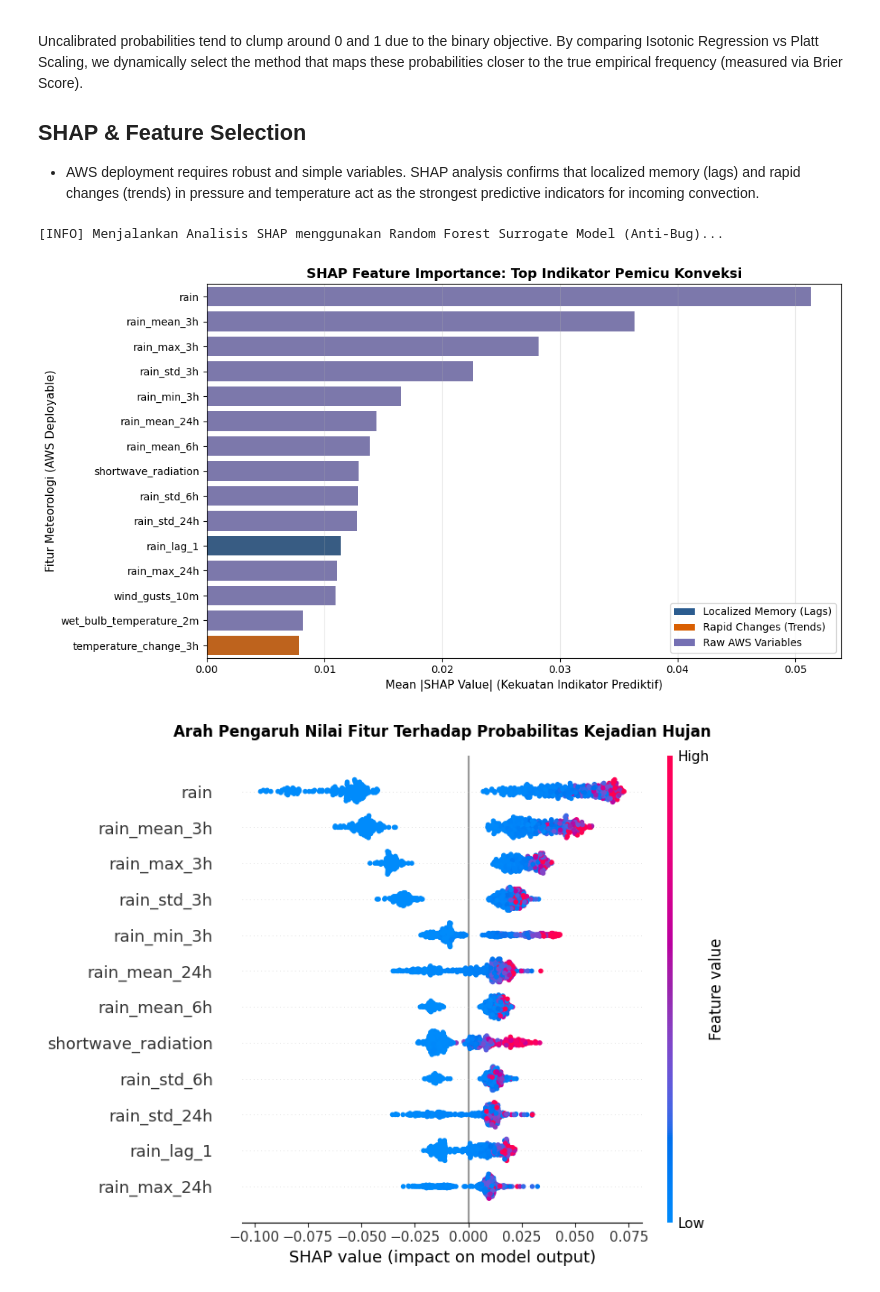
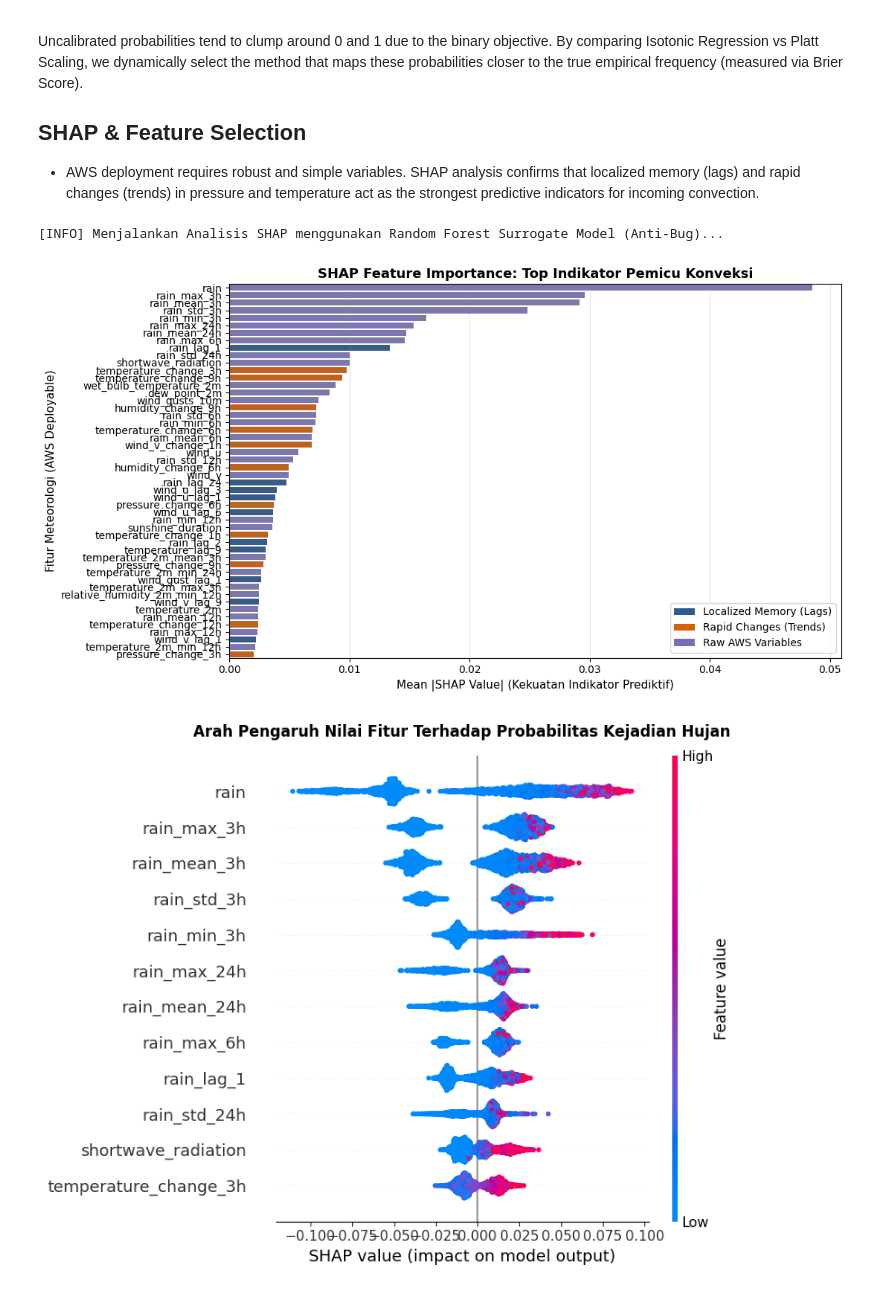
Before and after one commit to widhyatma/Projek_Rainfall, a Jupyter notebook: DeepLearning_Meteorologi/model-prediksi-lstm.ipynb, the cells around one changed output. Cells and saved outputs as stored; diff of their text form; code cells hidden in the pictures.

Commit message:
Kaggle Notebook | Model Prediksi LSTM | Version 57

```diff
--- a/DeepLearning_Meteorologi/model-prediksi-lstm.ipynb
+++ b/DeepLearning_Meteorologi/model-prediksi-lstm.ipynb
@@ -114,17 +114,17 @@ def generate_features(df):
     # 1. Exact Lags
     if 'rain' in df.columns:
         for lag in [1, 2, 3, 6, 12, 24]: df[f'rain_lag_{lag}'] = df['rain'].shift(lag)
-    for lag in [1, 3, 6]:
+    for lag in [1, 3, 6, 9, 12]:
         if 'relative_humidity_2m' in df.columns: df[f'humidity_lag_{lag}'] = df['relative_humidity_2m'].shift(lag)
         if 'surface_pressure' in df.columns: df[f'pressure_lag_{lag}'] = df['surface_pressure'].shift(lag)
         if 'temperature_2m' in df.columns: df[f'temperature_lag_{lag}'] = df['temperature_2m'].shift(lag)
-    for lag in [1, 3]:
+    for lag in [1, 3, 6, 9, 12]:
         if 'wind_u' in df.columns: df[f'wind_u_lag_{lag}'] = df['wind_u'].shift(lag)
         if 'wind_v' in df.columns: df[f'wind_v_lag_{lag}'] = df['wind_v'].shift(lag)
         if 'wind_gusts_10m' in df.columns: df[f'wind_gust_lag_{lag}'] = df['wind_gusts_10m'].shift(lag)
 
     # 2. Exact Trends
-    for t in [1, 3]:
+    for t in [1, 3, 6, 9, 12]:
         if 'temperature_2m' in df.columns: df[f'temperature_change_{t}h'] = df['temperature_2m'].diff(t)
         if 'relative_humidity_2m' in df.columns: df[f'humidity_change_{t}h'] = df['relative_humidity_2m'].diff(t)
         if 'surface_pressure' in df.columns: df[f'pressure_change_{t}h'] = df['surface_pressure'].diff(t)
@@ -514,7 +537,7 @@ print("[INFO] Menjalankan Analisis SHAP menggunakan Random Forest Surrogate Mode
 # 1. Latih Surrogate Model menggunakan Random Forest (Sangat bersahabat dengan SHAP)
 surrogate_model = RandomForestClassifier(
     n_estimators=100,
-    max_depth=6,        # Kedalaman yang cukup untuk menangkap pola non-linear LSTM
+    max_depth=10,        # Kedalaman yang cukup untuk menangkap pola non-linear LSTM
     random_state=42,
     n_jobs=-1           # Menggunakan seluruh core CPU laptop agar kilat
 )
@@ -525,7 +548,7 @@ explainer = shap.TreeExplainer(surrogate_model)
 
 # Ambil sampel representatif dari X_test_s untuk efisiensi RAM (500 sampel)
 np.random.seed(42)
-sample_size = min(500, X_test_s.shape[0])
+sample_size = min(10000, X_test_s.shape[0])
 sample_idx = np.random.choice(X_test_s.shape[0], size=sample_size, replace=False)
 X_sample = X_test_s[sample_idx]
 
@@ -548,44 +571,44 @@ df_shap = pd.DataFrame({
 }).sort_values(by='SHAP_Importance', ascending=False)
 
 # Ambil Top 15 Fitur Terkuat
-df_top15 = df_shap.head(15)
+df_top = df_shap.head(50)
 
 plt.figure(figsize=(11, 6))
 
 # Pewarnaan otomatis berdasarkan pola nama fitur dari generate_features
 colors = []
-for feat in df_top15['Feature']:
+for feat in df_top['Feature']:
     if 'lag' in feat:
         colors.append('#2b5c8f')       # Biru untuk Localized Memory (Lags)
     elif 'change' in feat or 'diff' in feat:
         colors.append('#d95f02')       # Oranye untuk Rapid Changes (Trends)
     else:
         colors.append('#7570b3')       # Ungu untuk Variabel Mentah AWS
 
-sns.barplot(x='SHAP_Importance', y='Feature', data=df_top15, palette=colors)
+sns.barplot(x='SHAP_Importance', y='Feature', data=df_top, palette=colors)
 
 # Pembuatan Legenda Kustom sesuai laporan notebook Anda
 legend_elements = [
     Patch(facecolor='#2b5c8f', label='Localized Memory (Lags)'),
     Patch(facecolor='#d95f02', label='Rapid Changes (Trends)'),
     Patch(facecolor='#7570b3', label='Raw AWS Variables')
 ]
 plt.legend(handles=legend_elements, loc='lower right', fontsize=10)
 
 plt.xlabel('Mean |SHAP Value| (Kekuatan Indikator Prediktif)', fontsize=11)
 plt.ylabel('Fitur Meteorologi (AWS Deployable)', fontsize=11)
 plt.title('SHAP Feature Importance: Top Indikator Pemicu Konveksi', fontsize=13, fontweight='bold')
 plt.grid(True, axis='x', alpha=0.3)
 plt.tight_layout()
 plt.show()
 
 # 4. Menampilkan SHAP Summary Plot bawaan untuk melihat arah fisika cuacanya
 plt.figure(figsize=(10, 5))
 plt.title('Arah Pengaruh Nilai Fitur Terhadap Probabilitas Kejadian Hujan', fontsize=12, fontweight='bold', pad=15)
 shap.summary_plot(shap_data, X_sample, feature_names=feature_names, max_display=12, show=False)
 plt.tight_layout()
 plt.show()
 # %% [output]
 [INFO] Menjalankan Analisis SHAP menggunakan Random Forest Surrogate Model (Anti-Bug)...
-[figure, old version]
+[figure, new version]
-[figure, old version]
+[figure, new version]
```
Also changed, not shown: parts of 5 cells of this notebook.
